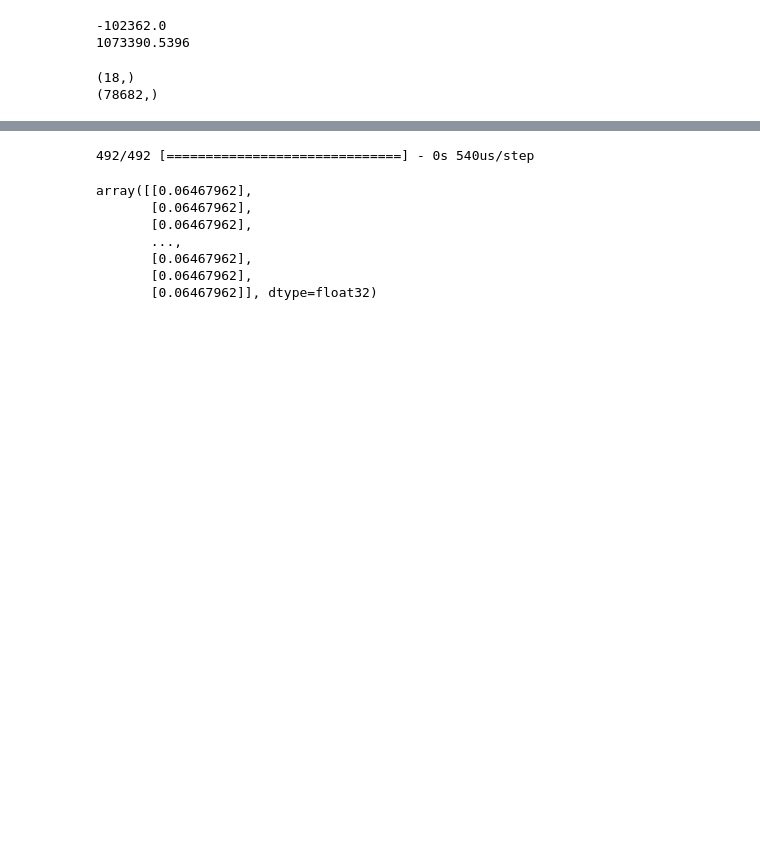
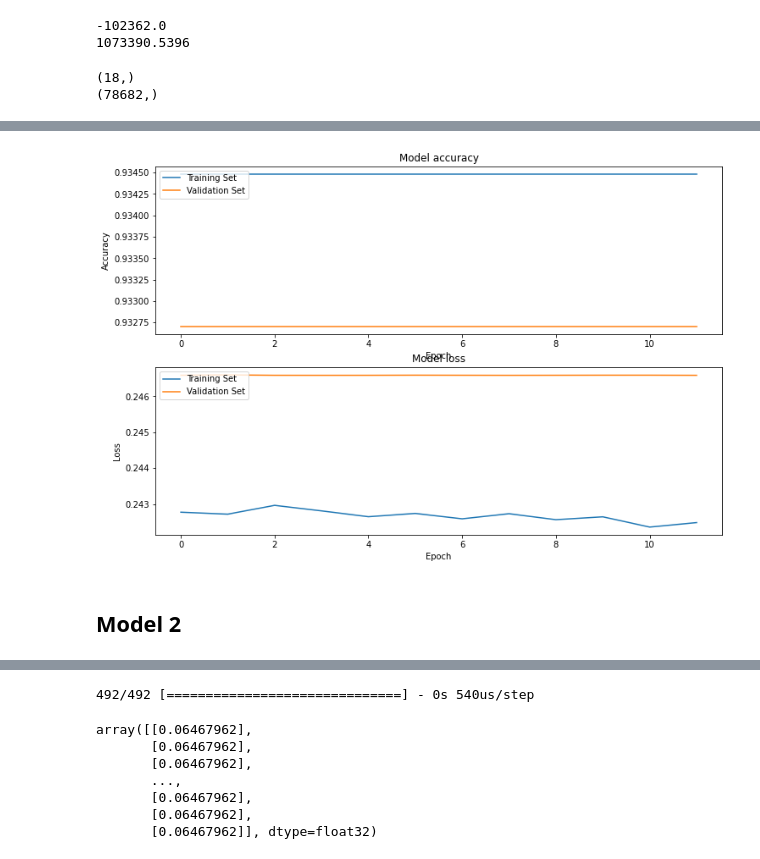
Before and after one commit to EvanaHolevas/going-concern-198, a Jupyter notebook: tf_bankruptcy.ipynb, the cells around one changed output, grey strips where cells are left out. Drawn from its saved outputs; the diff is of its cells as text; code cells hidden in the pictures; blank space fills up the shorter version.

```diff
--- a/tf_bankruptcy.ipynb
+++ b/tf_bankruptcy.ipynb
@@ -119,0 +307,7 @@ model.evaluate(X_test, y_test, verbose=2)
+# %%
+model1 = bankruptcy_model()
+history1 = model.fit(X_train_scaled, y_train,
+                    validation_data=(X_validate_scaled, y_validate),
+                    epochs=25,
+                    batch_size=300,
+                    callbacks=callbacks)
@@ -119,0 +332,6 @@ model.evaluate(X_test, y_test, verbose=2)
+# %%
+plot_history(history1)
+# %% [output]
+[figure, added]
+# %% [markdown]
+## Model 2
```
Also changed, not shown: parts of 32 cells of this notebook.
